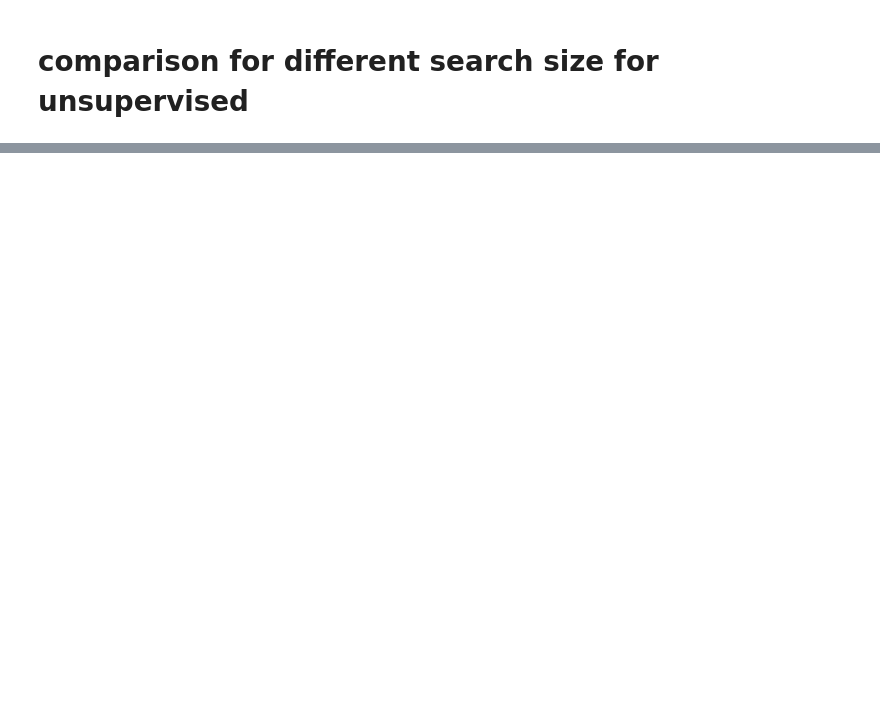
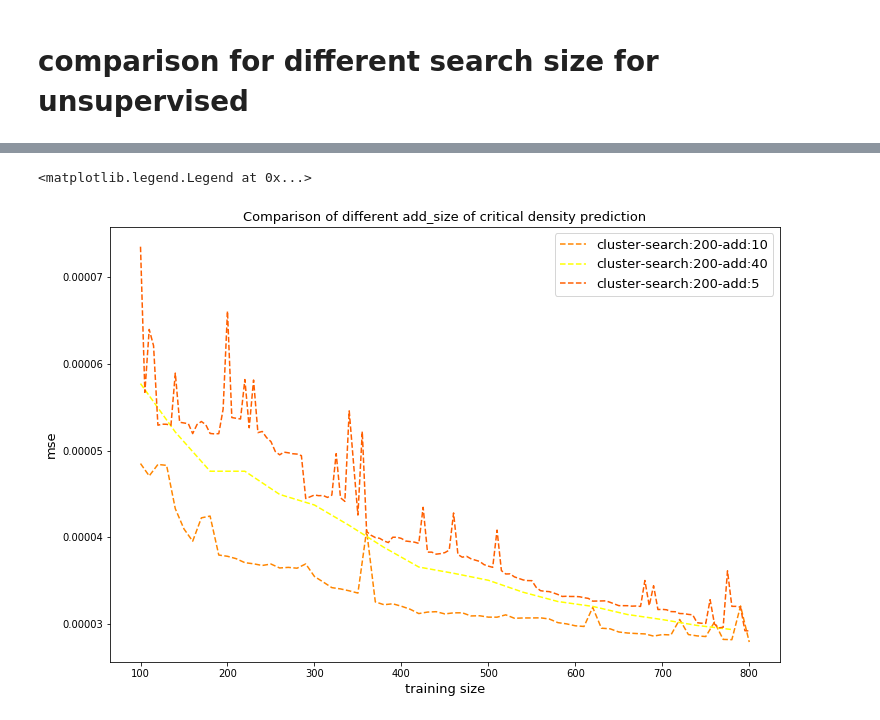
Before and after one commit to Xiangyan93/Molecular_ML, a Jupyter notebook: notebook/active learning method comparison.ipynb, the cells around one changed output, grey strips where cells are left out. Saved outputs shown, nothing was run; the diff lists cells and outputs as text; code cells hidden in the pictures; blank space fills up the shorter version.

```diff
--- a/notebook/active learning method comparison.ipynb
+++ b/notebook/active learning method comparison.ipynb
@@ -125,0 +153,42 @@ plt.legend(fontsize=fontsize)
+# %%
+out_list3 =  [
+ 'dc-unsupervised-cluster-200-10.out',
+ 'dc-unsupervised-cluster-200-40.out',
+ 'dc-unsupervised-cluster-200-5.out',
+ #'dc-unsupervised-random-200-10.out',
+ #'dc-unsupervised-random-200-2.out',
+ #'dc-unsupervised-random-200-40.out',
+ #'dc-unsupervised-random-200-5.out',
+            ]
+oh_list3 = [OutputHandler(i) for i in out_list3]
+# %%
+def plot_oh3(oh, get_str, target='r2'): # oh==OutputHandler
+    if oh.add_mode == 'random':
+        linestyle = '-'
+    elif oh.add_mode == 'cluster':
+        linestyle = '--'
+
+    if oh.search_size == '0':
+        color = 1
+    else:
+        color = int(oh.add_size)**0.5 / 6
+    cmap=plt.get_cmap('autumn')
+    plt.plot(oh.df['size'], oh.df[target], c=cmap(color), label=get_str(oh), linestyle=linestyle)
+
+def get_str(oh):
+    return ('%s-%s' % (oh.learning_mode, oh.add_mode) )
+
+def get_str3(oh):
+    return ('%s-search:%s-add:%s' % (oh.add_mode, oh.search_size, oh.add_size))
+# %%
+fig = plt.figure(figsize=(12,8))
+for oh in oh_list3:
+    plot_oh3(oh, get_str3, 'mse')
+fontsize = 13
+plt.xlabel('training size', fontsize=fontsize)
+plt.ylabel('mse', fontsize=fontsize)
+plt.title('Comparison of different add_size of critical density prediction', fontsize=fontsize)
+plt.legend(fontsize=fontsize)
+# %% [output]
+<matplotlib.legend.Legend at 0x...>
+[figure, added]
```
Also changed, not shown: parts of 12 cells of this notebook, 1 other file.
